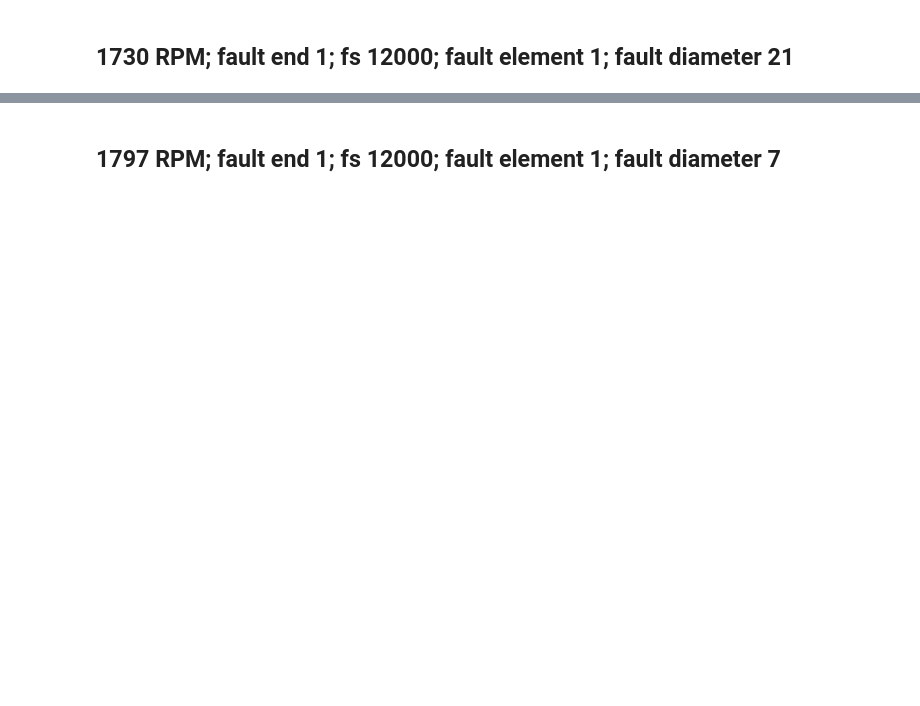
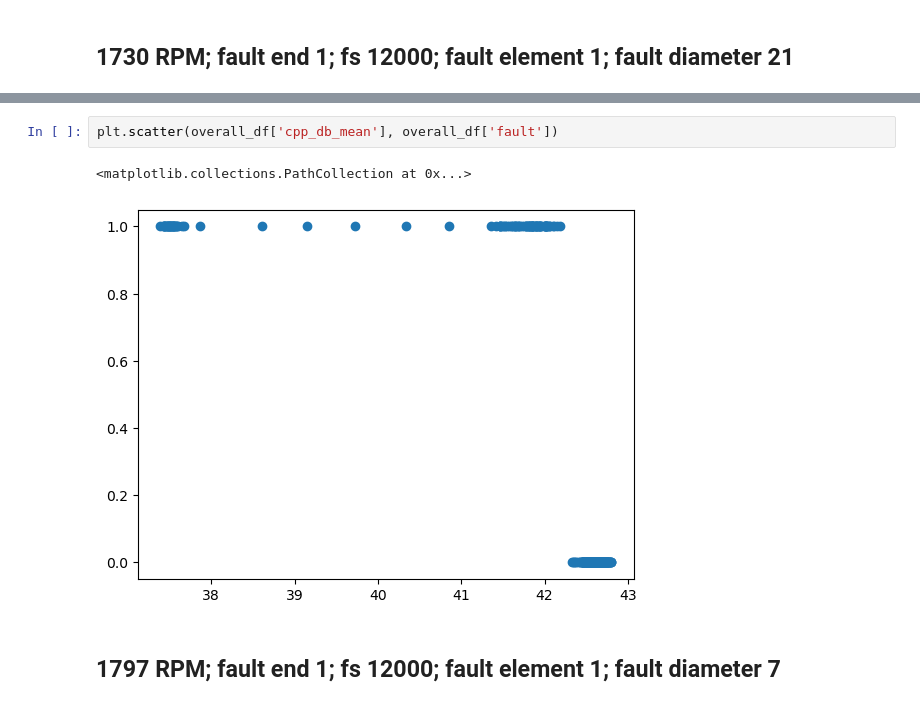
Before and after one commit to AtanasKolevNBU/PhD, a Jupyter notebook: notebooks/cepstrum_fe/cep_fe_experiments.ipynb, the cells around one changed output, grey strips where cells are left out. Saved outputs shown, nothing was run; the diff lists cells and outputs as text; blank space fills up the shorter version.

```diff
--- a/notebooks/cepstrum_fe/cep_fe_experiments.ipynb
+++ b/notebooks/cepstrum_fe/cep_fe_experiments.ipynb
@@ -241,2 +293,7 @@ Recall: 1.000
+# %%
+plt.scatter(overall_df['cpp_db_mean'], overall_df['fault'])
+# %% [output]
+<matplotlib.collections.PathCollection at 0x...>
+[figure, added]
 # %% [markdown]
 ## 1797 RPM; fault end 1; fs 12000; fault element 1; fault diameter 7
```
Also changed, not shown: parts of 21 cells of this notebook, 8 other files.
